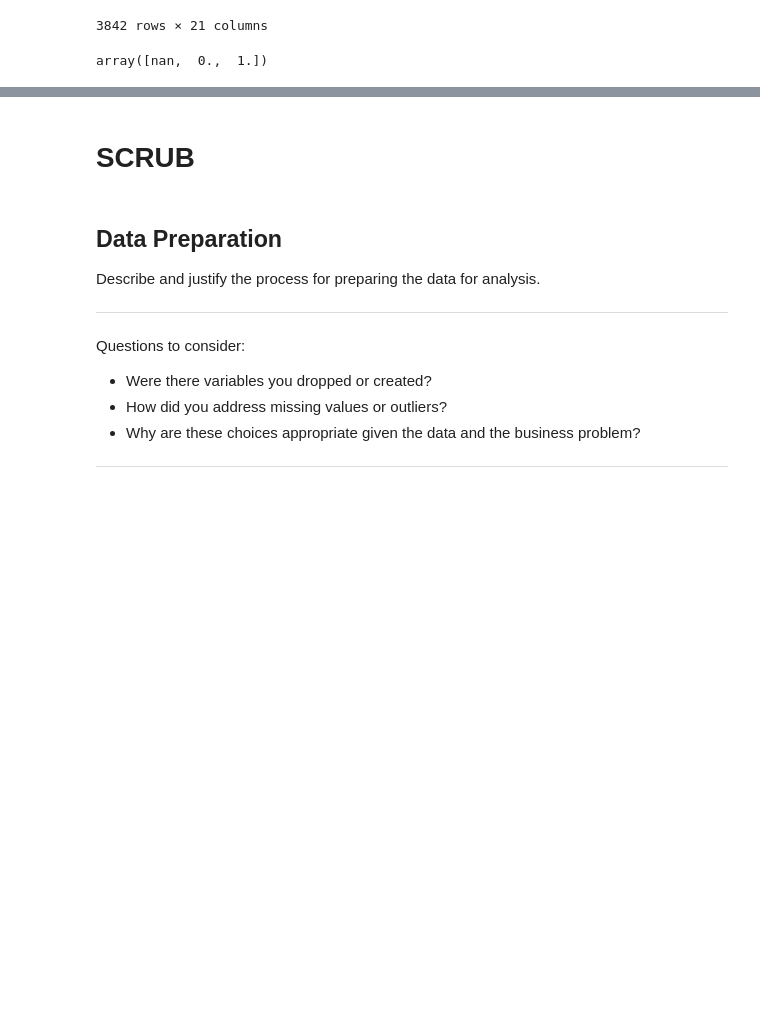
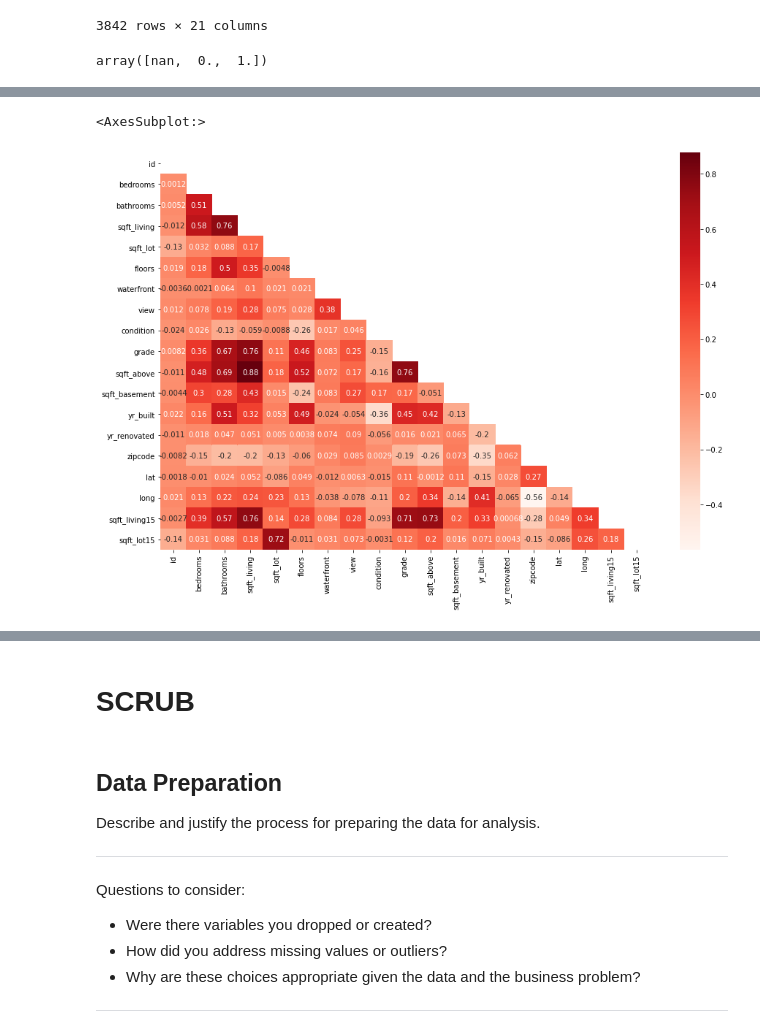
Before and after one commit to ebtezcan/dsc-phase-2-project, a Jupyter notebook: index_OSEMN_plus_mvp.ipynb, the cells around one changed output, grey strips where cells are left out. Cells and saved outputs as stored; diff of their text form; code cells hidden in the pictures; blank space fills up the shorter version.

```diff
--- a/index_OSEMN_plus_mvp.ipynb
+++ b/index_OSEMN_plus_mvp.ipynb
@@ -286,0 +426,8 @@ array([nan,  0.,  1.])
+# %%
+mask = np.zeros_like(df.drop('price', axis=1).corr())
+mask[np.triu_indices_from(mask)] = True
+fig, ax = plt.subplots(figsize=(15,10))
+sns.heatmap(df.drop('price', axis=1).corr(),annot=True, mask=mask, cmap='Reds')
+# %% [output]
+<AxesSubplot:>
+[figure, added]
```
Also changed, not shown: parts of 19 cells of this notebook.
